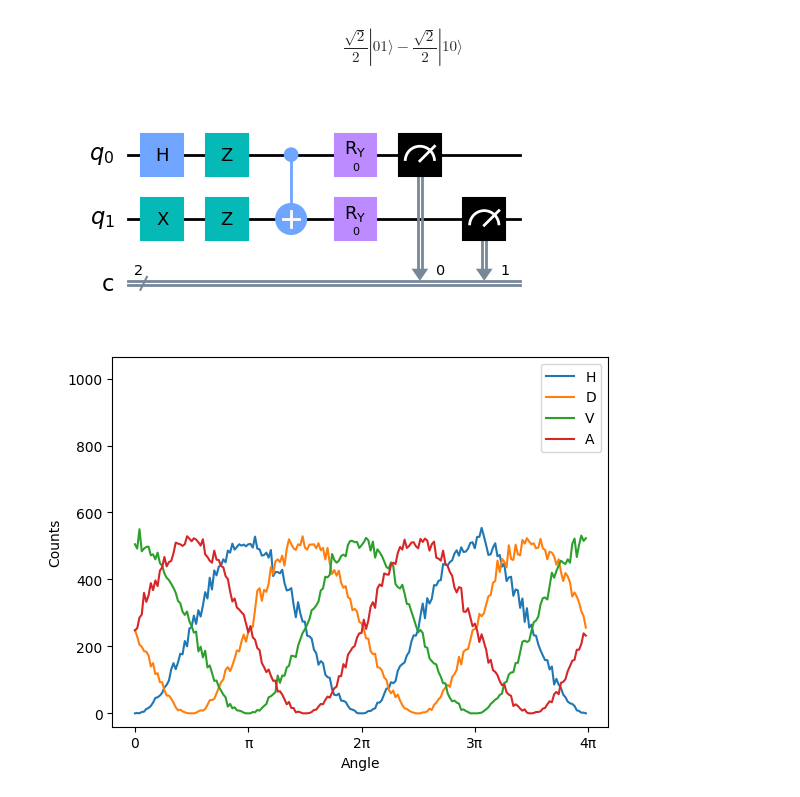
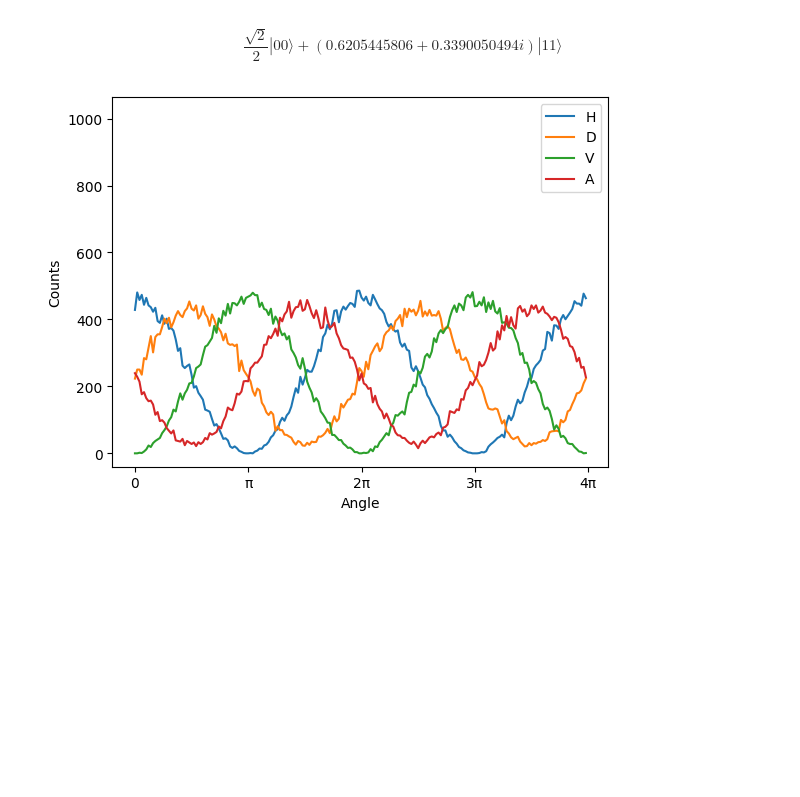
Before and after one commit to sparklyhotdog/QisketProject, a Jupyter notebook: entangled_qubits_rotation_protocol.ipynb, the cells around one changed output. Saved outputs shown, nothing was run; the diff lists cells and outputs as text; code cells hidden in the pictures; blank space fills up the shorter version.

Commit message:
added optical loss and imperfect entanglement source state

```diff
--- a/entangled_qubits_rotation_protocol.ipynb
+++ b/entangled_qubits_rotation_protocol.ipynb
@@ -26,56 +26,48 @@ for i in range(4):
         qc.clear()
         qc = QuantumCircuit(2, 2)
 
-        # entangling gates go here
-        qc.h(0)
-        qc.x(1)
-        qc.z(0)
-        qc.z(1)
-        qc.cx(0, 1)
+        delta = .5
+        entangled_state = [1/sqrt(2), 0, 0, np.exp(1j*delta)/sqrt(2)]
+        qc.initialize(entangled_state, [0, 1])
+
+        # display the state for the first time
+        if i + j == 0:
+            display(Statevector(qc).draw(output='latex'))
 
         # keep A the same, and rotate B
         qc.ry(i*pi/2, 0)
         delta = 4*j*pi/N
         qc.ry(delta, 1)
-
-        # display the state after the gates for the first time
-        if i + j == 0:
-            display(Statevector(qc).draw(output='latex'))
-
         qc.measure([0, 1], [0, 1])
-
-        # display the circuit for the first time
-        if i + j == 0:
-            display(qc.draw(output='mpl'))
 
         # simulate
         backend = Aer.get_backend('qasm_simulator')
         job = backend.run(transpile(qc, backend), shots=numShots)
         result = job.result()
         counts = result.get_counts(qc)
 
         # put in a zero for the count if needed
         if '00' in counts:
             out0 = counts['00']
         else:
             out0 = 0
 
         if i == 0:
             x_val.append(delta)
 
-        y_val[i].append(out0)
+        optical_loss = 0.1
+        y_val[i].append(out0*(1-optical_loss))
 
 fig, ax = plt.subplots()
 
 for i in range(4):
     ax.plot(x_val, y_val[i], label=states[i])
 
 ax.set_xlabel("Angle")
 ax.set_ylabel("Counts")
 ax.set_ylim(0 - 40, numShots + 40)
 x_ticks = ax.set_xticks([0, pi, 2*pi, 3*pi, 4*pi], ['0', 'π', '2π', '3π', '4π'])
 legend = plt.legend()
 # %% [output]
-$$\frac{\sqrt{2}}{2} |01\rangle- \frac{\sqrt{2}}{2} |10\rangle$$
+$$\frac{\sqrt{2}}{2} |00\rangle+(0.6205445806 + 0.3390050494 i) |11\rangle$$
-[figure, old version]
+[figure, new version]
-[figure, removed]
```
